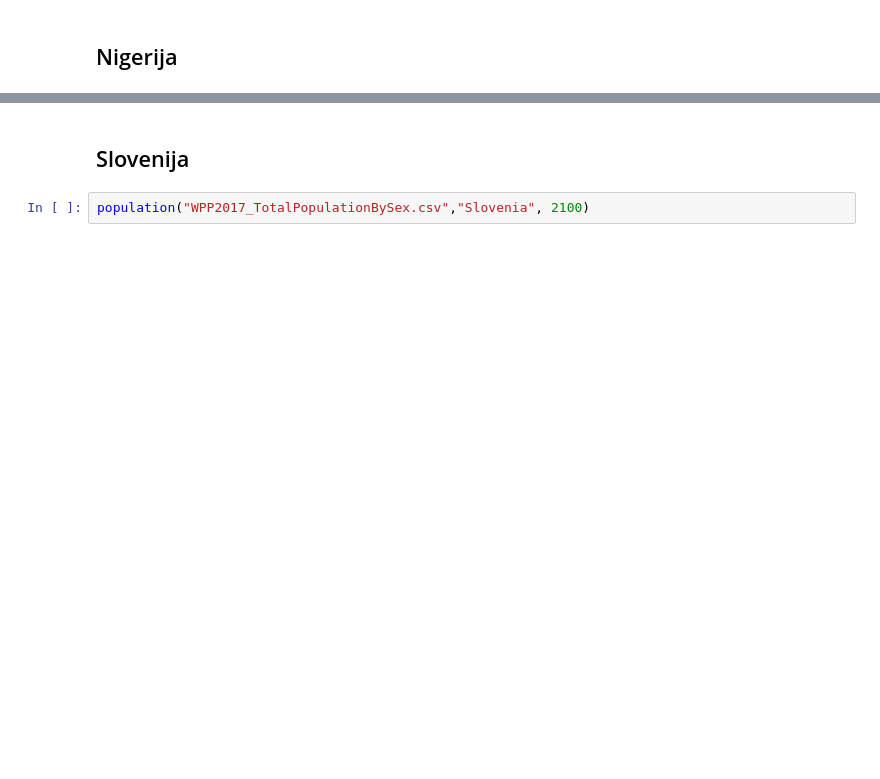
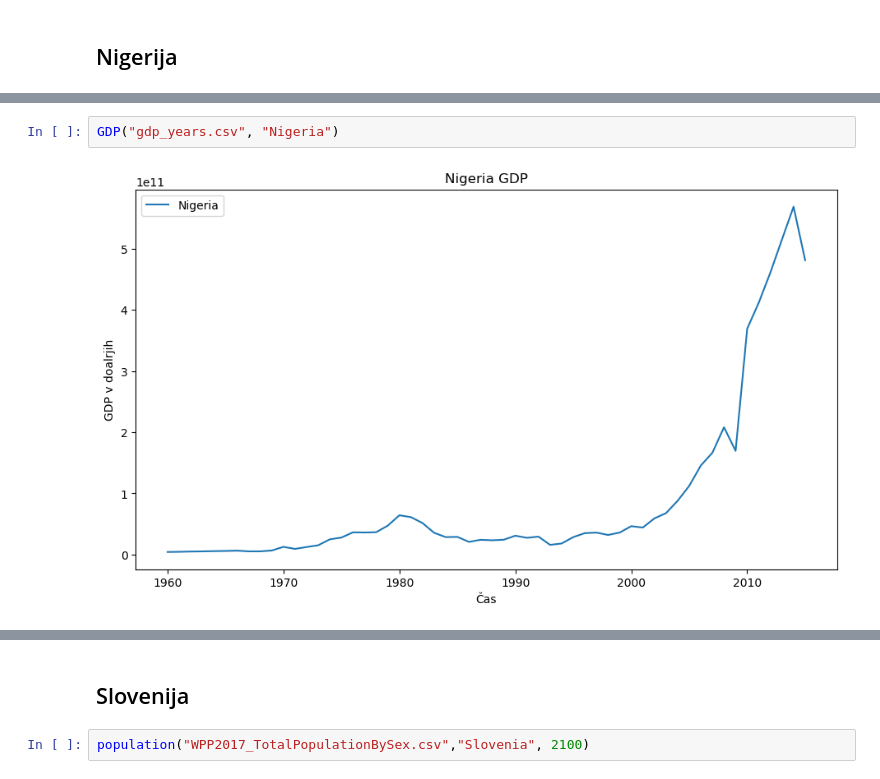
Before and after one commit to MaticSincek/PR18JJMSTB, a Jupyter notebook: vmesno-porocilo.ipynb, the cells around one changed output, grey strips where cells are left out. Cells and saved outputs as stored; diff of their text form; blank space fills up the shorter version.

```diff
--- a/vmesno-porocilo.ipynb
+++ b/vmesno-porocilo.ipynb
@@ -240,0 +247,4 @@ population("WPP2017_TotalPopulationBySex.csv","Nigeria", 2100)
+# %%
+GDP("gdp_years.csv", "Nigeria")
+# %% [output]
+[figure, added]
```
Also changed, not shown: parts of 13 cells of this notebook.
